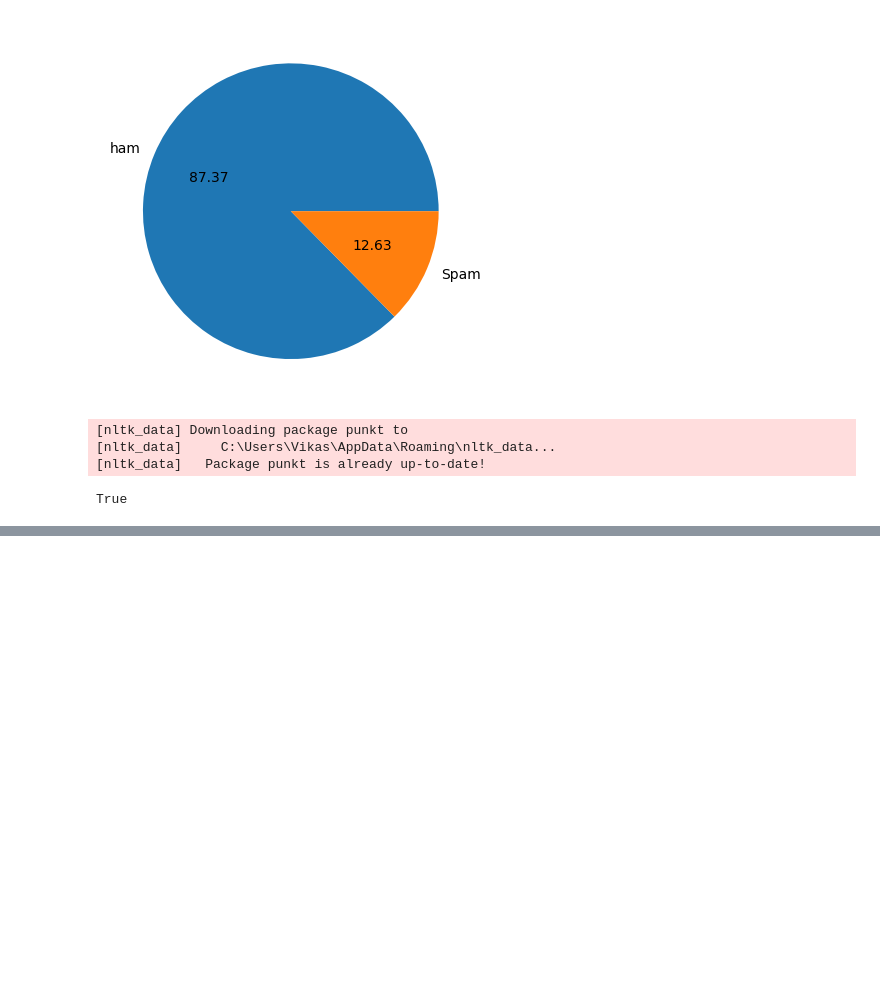
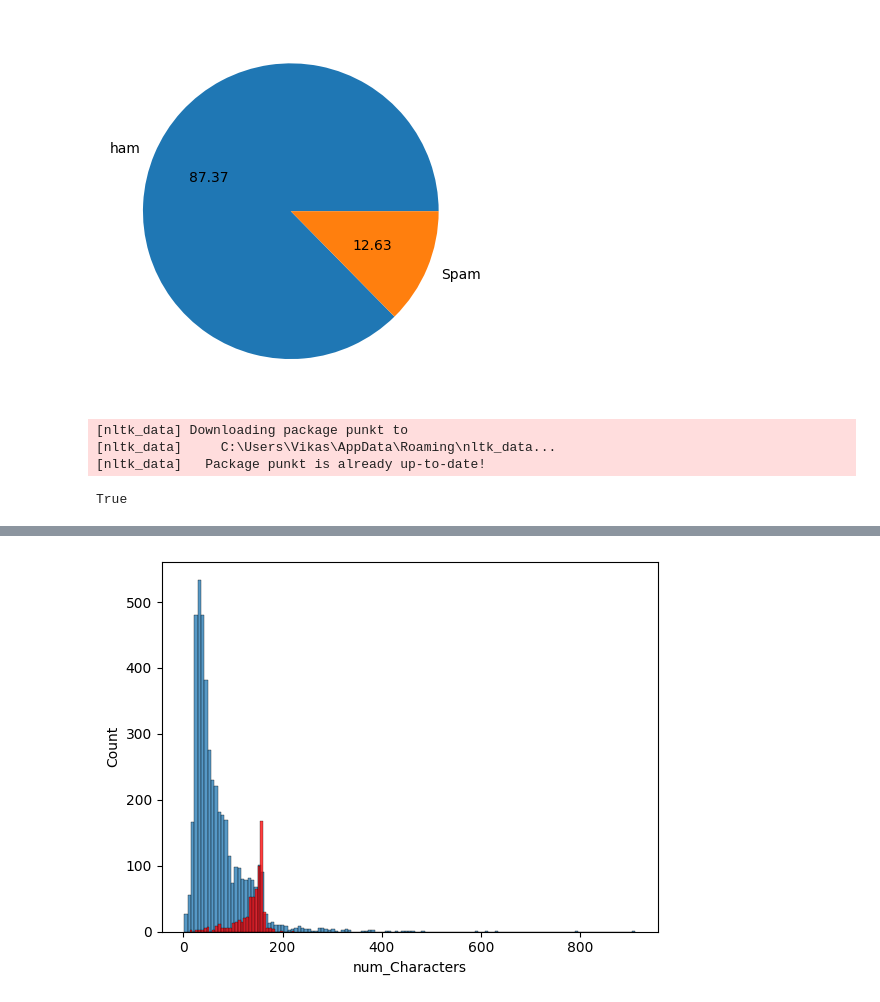
Before and after one commit to Its-Vikas-xd/Machine-Learning, a Jupyter notebook: Project/spam detection/Sms_Spam_Detection.ipynb, the cells around one changed output, grey strips where cells are left out. Cells and saved outputs as stored; diff of their text form; code cells hidden in the pictures; blank space fills up the shorter version.

```diff
--- a/Project/spam detection/Sms_Spam_Detection.ipynb
+++ b/Project/spam detection/Sms_Spam_Detection.ipynb
@@ -157,0 +182,6 @@ df.head()
+# %%
+sns.histplot(df[df['Target']==0]['num_Characters'])
+sns.histplot(df[df['Target']==1]['num_Characters'],color='red')
+plt.show()
+# %% [output]
+[figure, added]
```
Also changed, not shown: parts of 11 cells of this notebook, 1 other file.
